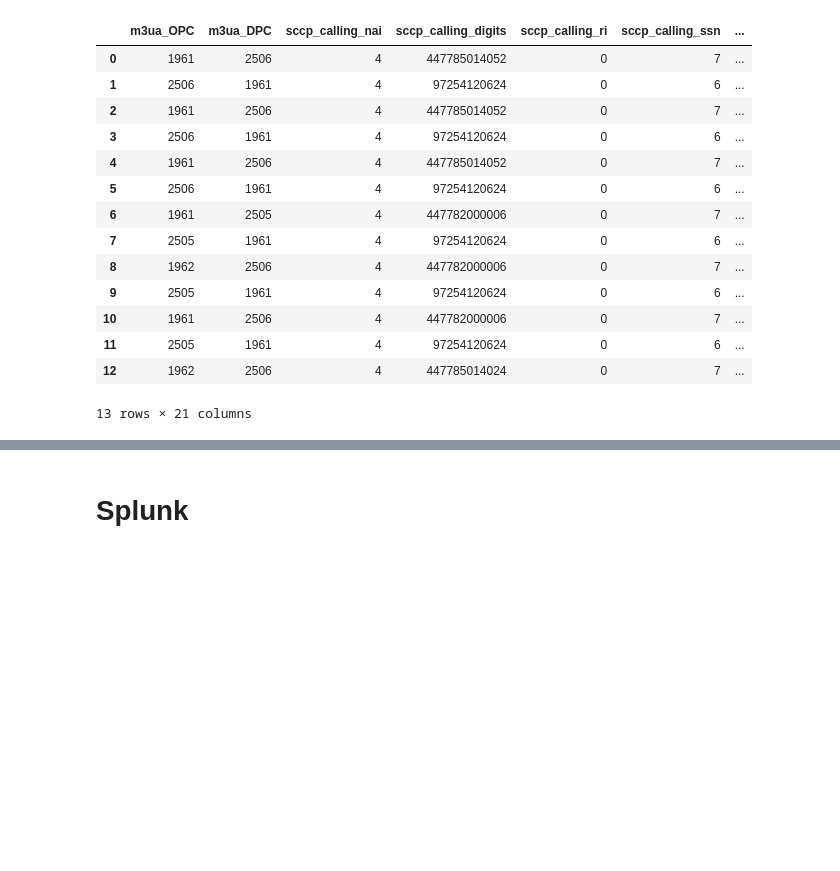
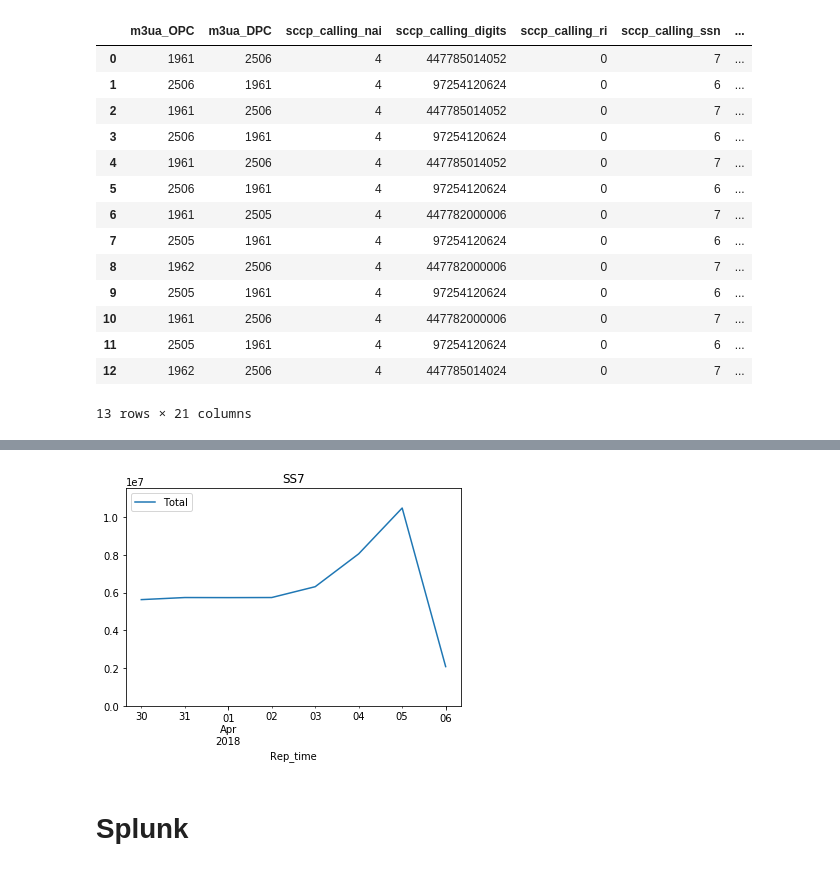
Before and after one commit to balobinp/RB_BD, a Jupyter notebook: RB_DB_CONN_Python2.ipynb, the cells around one changed output, grey strips where cells are left out. Saved outputs shown, nothing was run; the diff lists cells and outputs as text; code cells hidden in the pictures; blank space fills up the shorter version.

```diff
--- a/RB_DB_CONN_Python2.ipynb
+++ b/RB_DB_CONN_Python2.ipynb
@@ -283,3 +380,9 @@ df_xdr_res[xdr_fields]
+# %%
+df_ss7.plot(x='Rep_time',y=['Total'],ylim=[0,max(df_ss7['Total'])*1.1])
+plt.title('SS7')
+plt.show()
+# %% [output]
+[figure, added]
 # %% [markdown]
 # Splunk
 # %%
```
Also changed, not shown: parts of 2 cells of this notebook.
